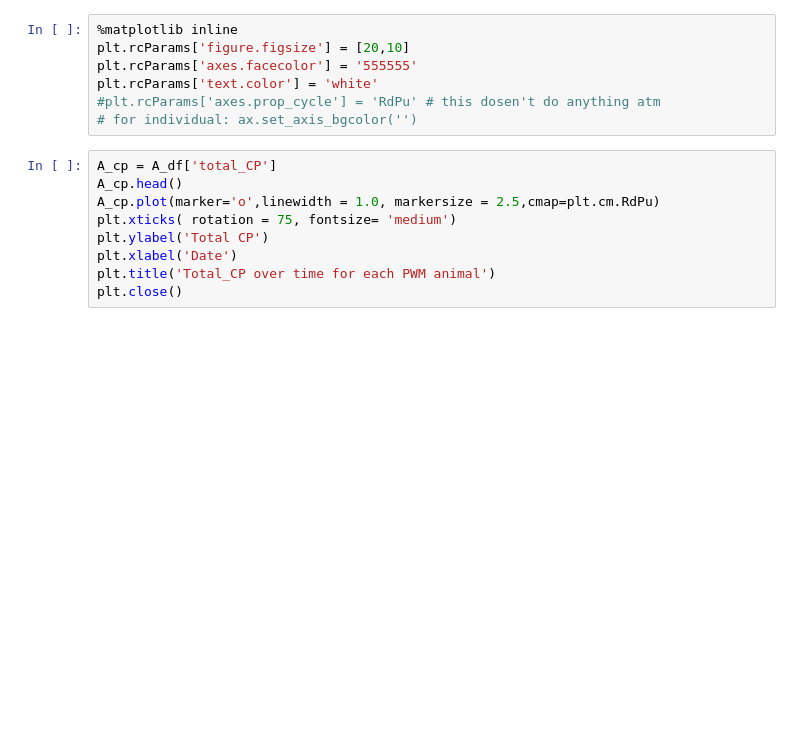
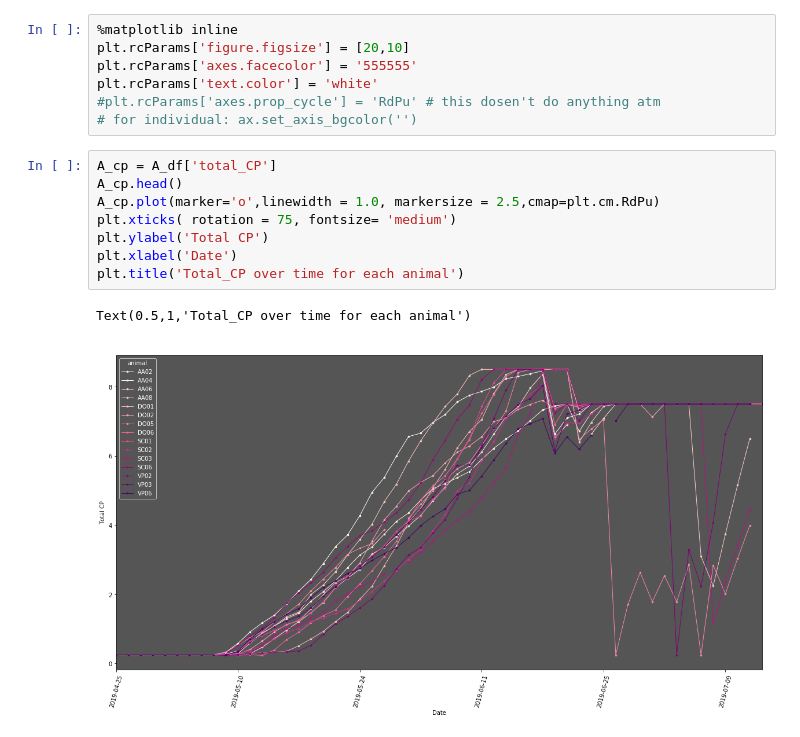
Before and after one commit to Olesens/Rot3, a Jupyter notebook: PWM_plots.ipynb, the cells around one changed output. Saved outputs shown, nothing was run; the diff lists cells and outputs as text; blank space fills up the shorter version.

```diff
--- a/PWM_plots.ipynb
+++ b/PWM_plots.ipynb
@@ -99,12 +128,14 @@ plt.rcParams['text.color'] = 'white'
 # %%
 A_cp = A_df['total_CP']
 A_cp.head()
 A_cp.plot(marker='o',linewidth = 1.0, markersize = 2.5,cmap=plt.cm.RdPu)
 plt.xticks( rotation = 75, fontsize= 'medium')
 plt.ylabel('Total CP')
 plt.xlabel('Date')
-plt.title('Total_CP over time for each PWM animal')
-plt.close()
+plt.title('Total_CP over time for each animal')
+# %% [output]
+Text(0.5,1,'Total_CP over time for each animal')
+[figure, added]
 # %%
 pwm = A_df.copy()
 mask = pwm['stage']== 0
```
Also changed, not shown: parts of 10 cells of this notebook, 1 other file.
